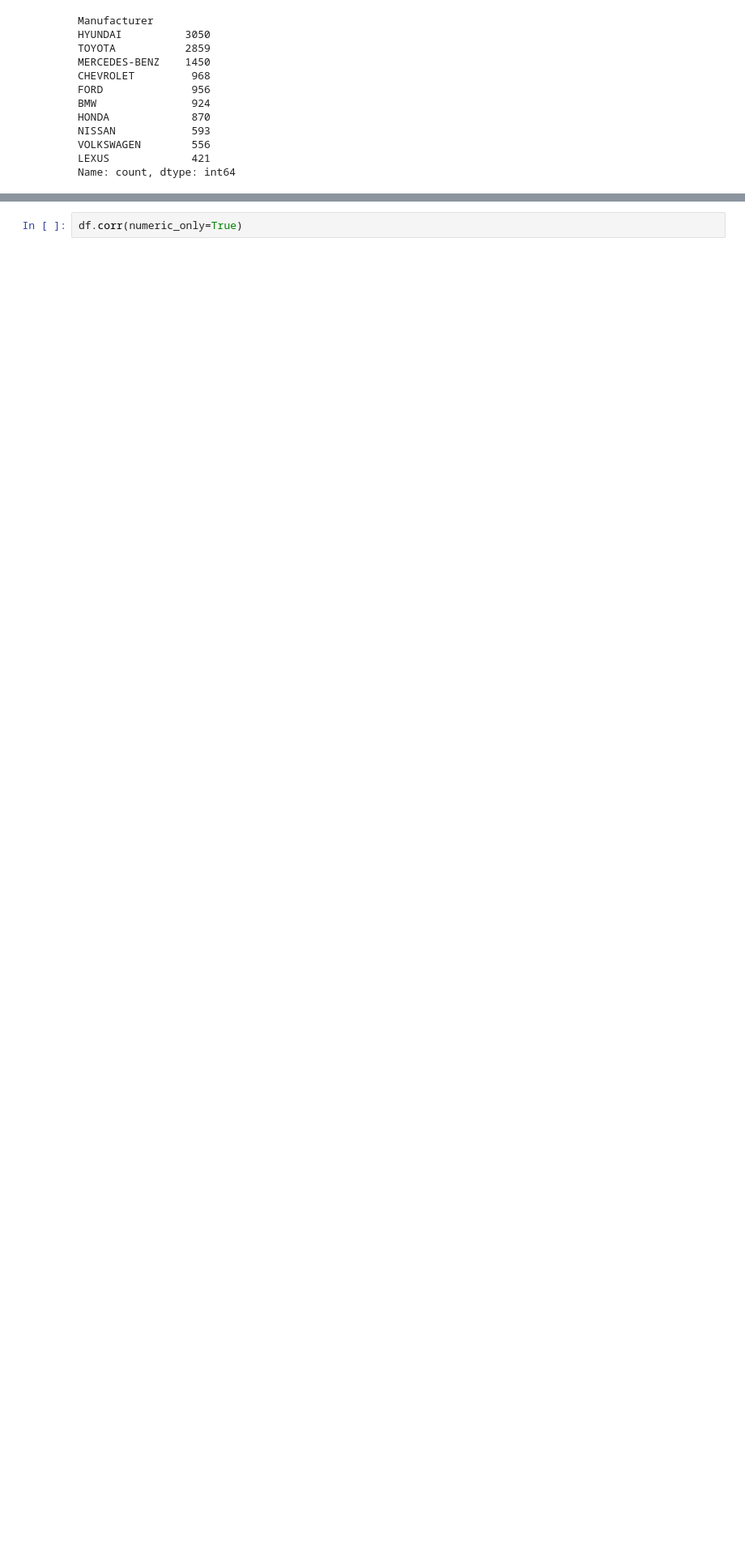
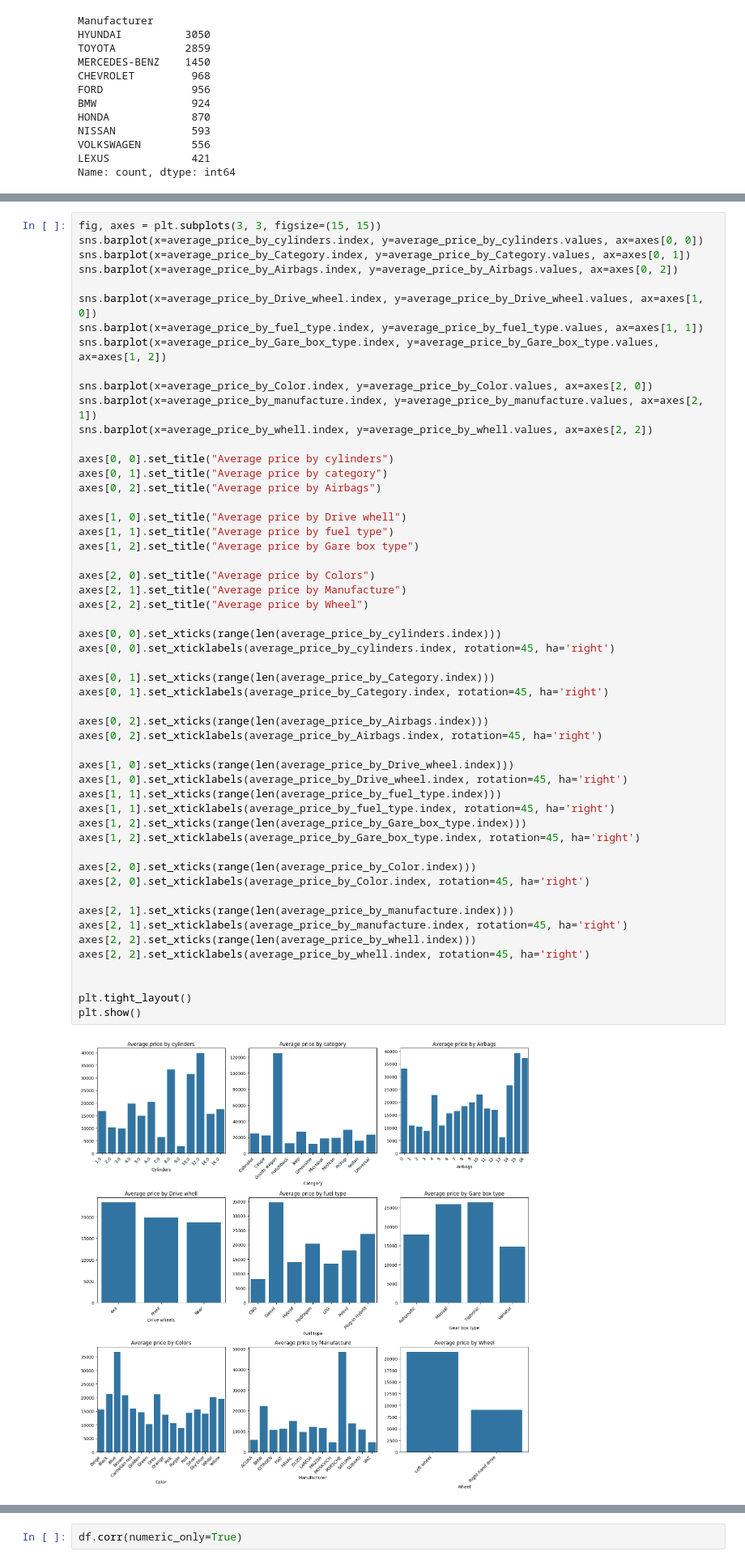
Before and after one commit to ashmi721/Data_Science_Class, a Jupyter notebook: Machine Learning/Supervised/Regression/CarPrice_prediction_using_simple_LR.ipynb, the cells around one changed output, grey strips where cells are left out. Shown at 81% size. Drawn from its saved outputs; the diff is of its cells as text; blank space fills up the shorter version.

```diff
--- a/Machine Learning/Supervised/Regression/CarPrice_prediction_using_simple_LR.ipynb
+++ b/Machine Learning/Supervised/Regression/CarPrice_prediction_using_simple_LR.ipynb
@@ -405,0 +532,55 @@ Passing `palette` without assigning `hue` is deprecated and will be removed in v
+# %%
+fig, axes = plt.subplots(3, 3, figsize=(15, 15))
+sns.barplot(x=average_price_by_cylinders.index, y=average_price_by_cylinders.values, ax=axes[0, 0])
+sns.barplot(x=average_price_by_Category.index, y=average_price_by_Category.values, ax=axes[0, 1])
+sns.barplot(x=average_price_by_Airbags.index, y=average_price_by_Airbags.values, ax=axes[0, 2])
+
+sns.barplot(x=average_price_by_Drive_wheel.index, y=average_price_by_Drive_wheel.values, ax=axes[1, 0])
+sns.barplot(x=average_price_by_fuel_type.index, y=average_price_by_fuel_type.values, ax=axes[1, 1])
+sns.barplot(x=average_price_by_Gare_box_type.index, y=average_price_by_Gare_box_type.values, ax=axes[1, 2])
+
+sns.barplot(x=average_price_by_Color.index, y=average_price_by_Color.values, ax=axes[2, 0])
+sns.barplot(x=average_price_by_manufacture.index, y=average_price_by_manufacture.values, ax=axes[2, 1])
+sns.barplot(x=average_price_by_whell.index, y=average_price_by_whell.values, ax=axes[2, 2])
+
+axes[0, 0].set_title("Average price by cylinders")
+axes[0, 1].set_title("Average price by category")
+axes[0, 2].set_title("Average price by Airbags")
+
+axes[1, 0].set_title("Average price by Drive whell")
+axes[1, 1].set_title("Average price by fuel type")
+axes[1, 2].set_title("Average price by Gare box type")
+
+axes[2, 0].set_title("Average price by Colors")
+axes[2, 1].set_title("Average price by Manufacture")
+axes[2, 2].set_title("Average price by Wheel")
+
+axes[0, 0].set_xticks(range(len(average_price_by_cylinders.index)))
+axes[0, 0].set_xticklabels(average_price_by_cylinders.index, rotation=45, ha='right')
+
+axes[0, 1].set_xticks(range(len(average_price_by_Category.index)))
+axes[0, 1].set_xticklabels(average_price_by_Category.index, rotation=45, ha='right')
+
+axes[0, 2].set_xticks(range(len(average_price_by_Airbags.index)))
+axes[0, 2].set_xticklabels(average_price_by_Airbags.index, rotation=45, ha='right')
+
+axes[1, 0].set_xticks(range(len(average_price_by_Drive_wheel.index)))
+axes[1, 0].set_xticklabels(average_price_by_Drive_wheel.index, rotation=45, ha='right')
+axes[1, 1].set_xticks(range(len(average_price_by_fuel_type.index)))
+axes[1, 1].set_xticklabels(average_price_by_fuel_type.index, rotation=45, ha='right')
+axes[1, 2].set_xticks(range(len(average_price_by_Gare_box_type.index)))
+axes[1, 2].set_xticklabels(average_price_by_Gare_box_type.index, rotation=45, ha='right')
+
+axes[2, 0].set_xticks(range(len(average_price_by_Color.index)))
+axes[2, 0].set_xticklabels(average_price_by_Color.index, rotation=45, ha='right')
+
+axes[2, 1].set_xticks(range(len(average_price_by_manufacture.index)))
+axes[2, 1].set_xticklabels(average_price_by_manufacture.index, rotation=45, ha='right')
+axes[2, 2].set_xticks(range(len(average_price_by_whell.index)))
+axes[2, 2].set_xticklabels(average_price_by_whell.index, rotation=45, ha='right')
+
+
+plt.tight_layout()
+plt.show()
+# %% [output]
+[figure, added]
```
Also changed, not shown: parts of 30 cells of this notebook.
